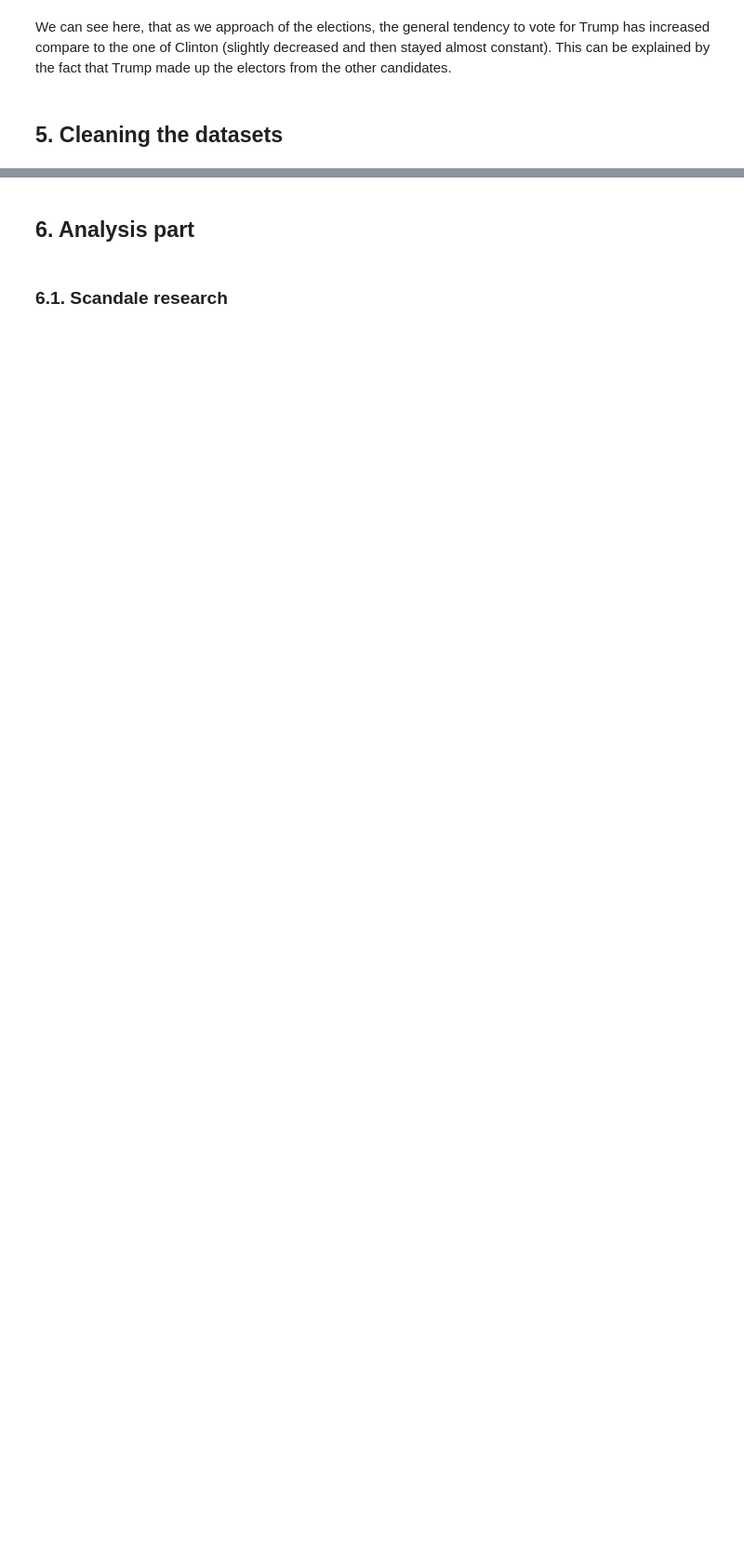
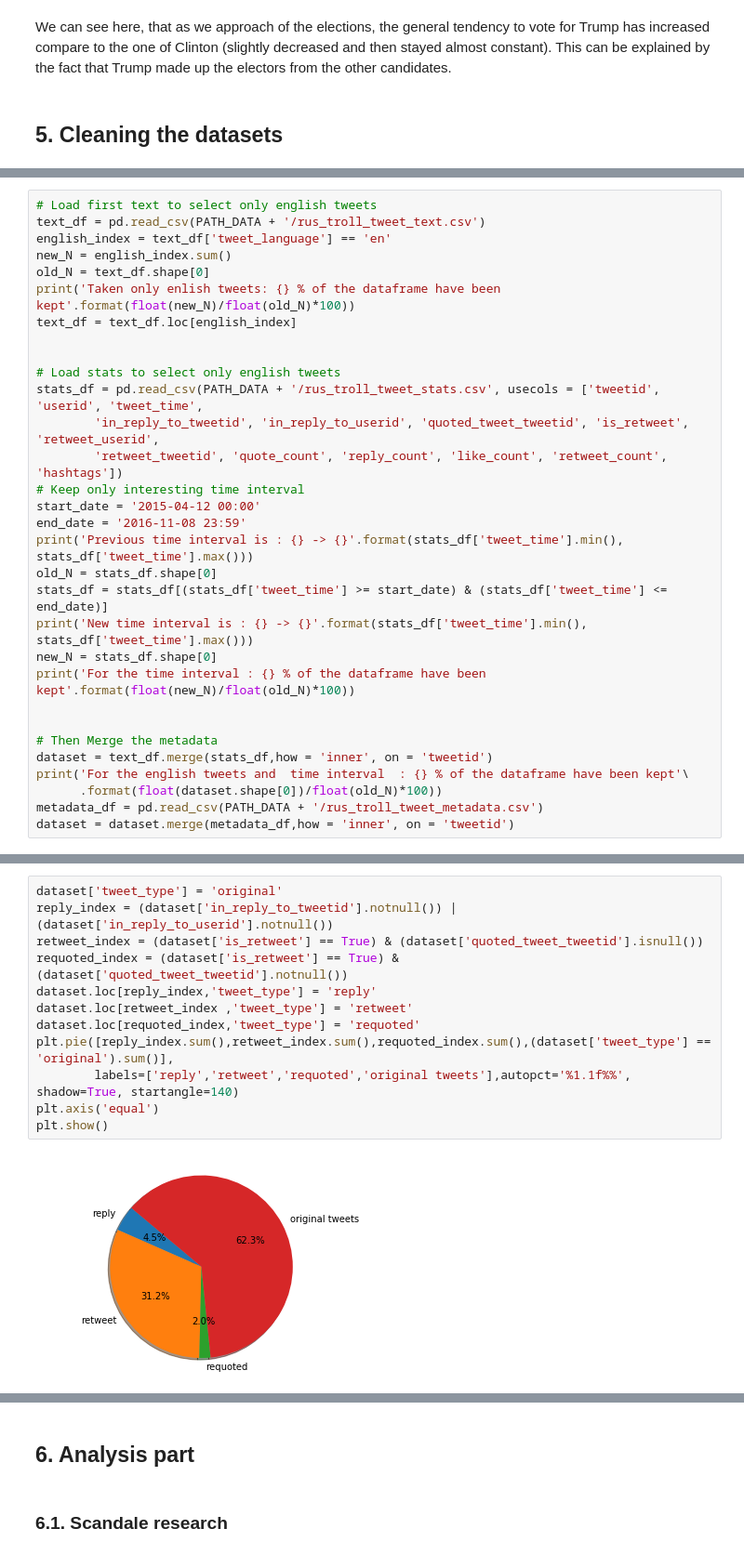
Before and after one commit to journeadrien/Project, a Jupyter notebook: python_code/project.ipynb, the cells around one changed output, grey strips where cells are left out. Shown: that part at 93% size. Drawn from its saved outputs; the diff is of its cells as text; blank space fills up the shorter version.

```diff
--- a/python_code/project.ipynb
+++ b/python_code/project.ipynb
@@ -742,0 +630,31 @@ english_new_df.head()
+# %%
+# Load first text to select only english tweets
+text_df = pd.read_csv(PATH_DATA + '/rus_troll_tweet_text.csv')
+english_index = text_df['tweet_language'] == 'en'
+new_N = english_index.sum()
+old_N = text_df.shape[0]
+print('Taken only enlish tweets: {} % of the dataframe have been kept'.format(float(new_N)/float(old_N)*100))
+text_df = text_df.loc[english_index]
+
+
+# Load stats to select only english tweets
+stats_df = pd.read_csv(PATH_DATA + '/rus_troll_tweet_stats.csv', usecols = ['tweetid', 'userid', 'tweet_time',
+        'in_reply_to_tweetid', 'in_reply_to_userid', 'quoted_tweet_tweetid', 'is_retweet', 'retweet_userid',
+        'retweet_tweetid', 'quote_count', 'reply_count', 'like_count', 'retweet_count', 'hashtags'])
+# Keep only interesting time interval
+start_date = '2015-04-12 00:00'
+end_date = '2016-11-08 23:59'
+print('Previous time interval is : {} -> {}'.format(stats_df['tweet_time'].min(), stats_df['tweet_time'].max()))
+old_N = stats_df.shape[0]
+stats_df = stats_df[(stats_df['tweet_time'] >= start_date) & (stats_df['tweet_time'] <= end_date)]
+print('New time interval is : {} -> {}'.format(stats_df['tweet_time'].min(), stats_df['tweet_time'].max()))
+new_N = stats_df.shape[0]
+print('For the time interval : {} % of the dataframe have been kept'.format(float(new_N)/float(old_N)*100))
+
+
+# Then Merge the metadata
+dataset = text_df.merge(stats_df,how = 'inner', on = 'tweetid')
+print('For the english tweets and  time interval  : {} % of the dataframe have been kept'\
+      .format(float(dataset.shape[0])/float(old_N)*100))
+metadata_df = pd.read_csv(PATH_DATA + '/rus_troll_tweet_metadata.csv')
+dataset = dataset.merge(metadata_df,how = 'inner', on = 'tweetid')
@@ -742,0 +669,14 @@ english_new_df.head()
+# %%
+dataset['tweet_type'] = 'original'
+reply_index = (dataset['in_reply_to_tweetid'].notnull()) | (dataset['in_reply_to_userid'].notnull())
+retweet_index = (dataset['is_retweet'] == True) & (dataset['quoted_tweet_tweetid'].isnull())
+requoted_index = (dataset['is_retweet'] == True) & (dataset['quoted_tweet_tweetid'].notnull())
+dataset.loc[reply_index,'tweet_type'] = 'reply'
+dataset.loc[retweet_index ,'tweet_type'] = 'retweet'
+dataset.loc[requoted_index,'tweet_type'] = 'requoted'
+plt.pie([reply_index.sum(),retweet_index.sum(),requoted_index.sum(),(dataset['tweet_type'] == 'original').sum()],
+        labels=['reply','retweet','requoted','original tweets'],autopct='%1.1f%%', shadow=True, startangle=140)
+plt.axis('equal')
+plt.show()
+# %% [output]
+[figure, added]
```
Also changed, not shown: parts of 48 cells of this notebook, 1 other file.
